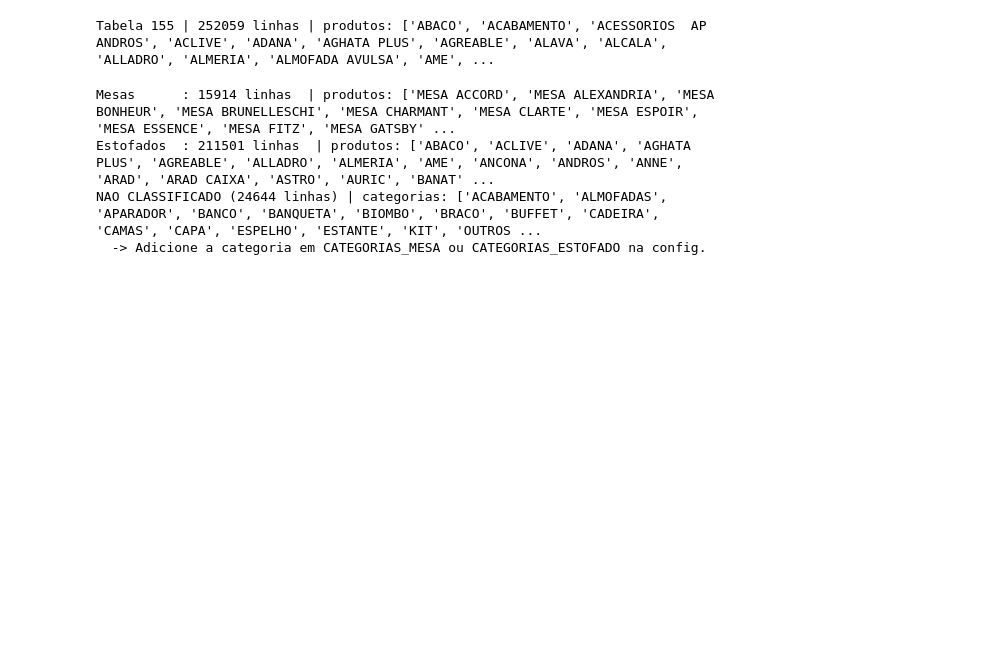
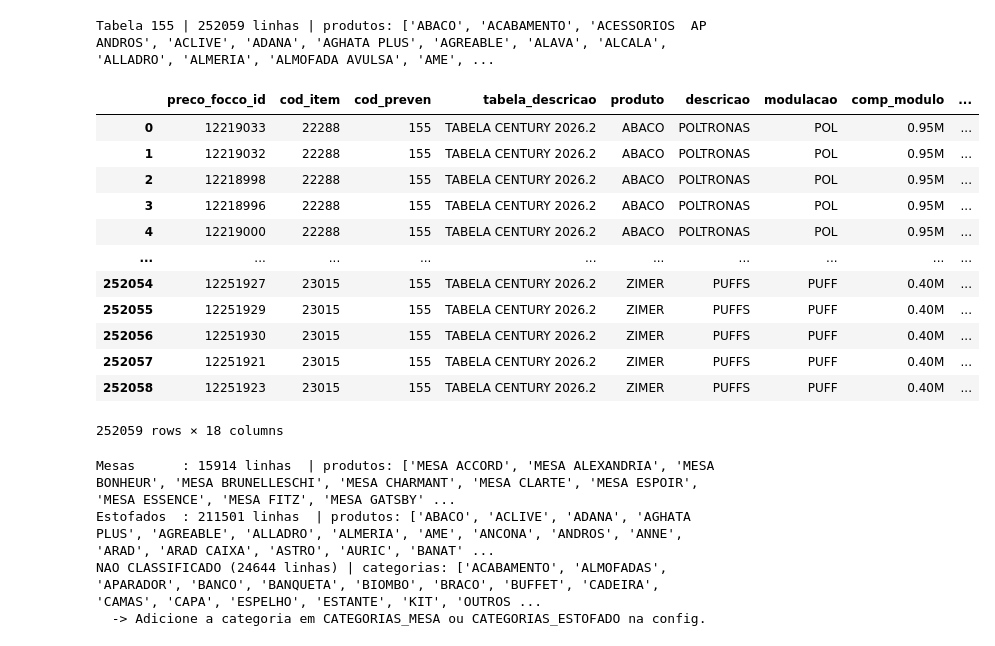
Before and after one commit to TiagoNovelli/sohome_imports_odoo, a Jupyter notebook: cadastros_odoo/inputs_tabelas_preco/input_com_health_check.ipynb, the cells around one changed output. Cells and saved outputs as stored; diff of their text form; code cells hidden in the pictures; blank space fills up the shorter version.

```diff
--- a/cadastros_odoo/inputs_tabelas_preco/input_com_health_check.ipynb
+++ b/cadastros_odoo/inputs_tabelas_preco/input_com_health_check.ipynb
@@ -149,6 +149,22 @@ engine.dispose()
 print(f"Tabela {COD_PREVEN} | {len(df_raw)} linhas | produtos: {sorted(df_raw['produto'].dropna().unique())}")
 # %% [output]
 Tabela 155 | 252059 linhas | produtos: ['ABACO', 'ACABAMENTO', 'ACESSORIOS  AP ANDROS', 'ACLIVE', 'ADANA', 'AGHATA PLUS', 'AGREABLE', 'ALAVA', 'ALCALA', 'ALLADRO', 'ALMERIA', 'ALMOFADA AVULSA', 'AME', ...
+# %%
+df_raw
+# %% [output]
+|  | preco_focco_id | cod_item | cod_preven | tabela_descricao | produto | descricao | modulacao | comp_modulo | ... |
+| 0 | 12219033 | 22288 | 155 | TABELA CENTURY 2026.2 | ABACO | POLTRONAS | POL | 0.95M | ... |
+| 1 | 12219032 | 22288 | 155 | TABELA CENTURY 2026.2 | ABACO | POLTRONAS | POL | 0.95M | ... |
+| 2 | 12218998 | 22288 | 155 | TABELA CENTURY 2026.2 | ABACO | POLTRONAS | POL | 0.95M | ... |
+| 3 | 12218996 | 22288 | 155 | TABELA CENTURY 2026.2 | ABACO | POLTRONAS | POL | 0.95M | ... |
+| 4 | 12219000 | 22288 | 155 | TABELA CENTURY 2026.2 | ABACO | POLTRONAS | POL | 0.95M | ... |
+| ... | ... | ... | ... | ... | ... | ... | ... | ... | ... |
+| 252054 | 12251927 | 23015 | 155 | TABELA CENTURY 2026.2 | ZIMER | PUFFS | PUFF | 0.40M | ... |
+| 252055 | 12251929 | 23015 | 155 | TABELA CENTURY 2026.2 | ZIMER | PUFFS | PUFF | 0.40M | ... |
+| 252056 | 12251930 | 23015 | 155 | TABELA CENTURY 2026.2 | ZIMER | PUFFS | PUFF | 0.40M | ... |
+| 252057 | 12251921 | 23015 | 155 | TABELA CENTURY 2026.2 | ZIMER | PUFFS | PUFF | 0.40M | ... |
+| 252058 | 12251923 | 23015 | 155 | TABELA CENTURY 2026.2 | ZIMER | PUFFS | PUFF | 0.40M | ... |
+252059 rows × 18 columns
 # %%
 # Separa mesas e estofados pelo campo DESCRICAO (categoria do Focco)
 def eh_categoria(descricao, lista):
```
